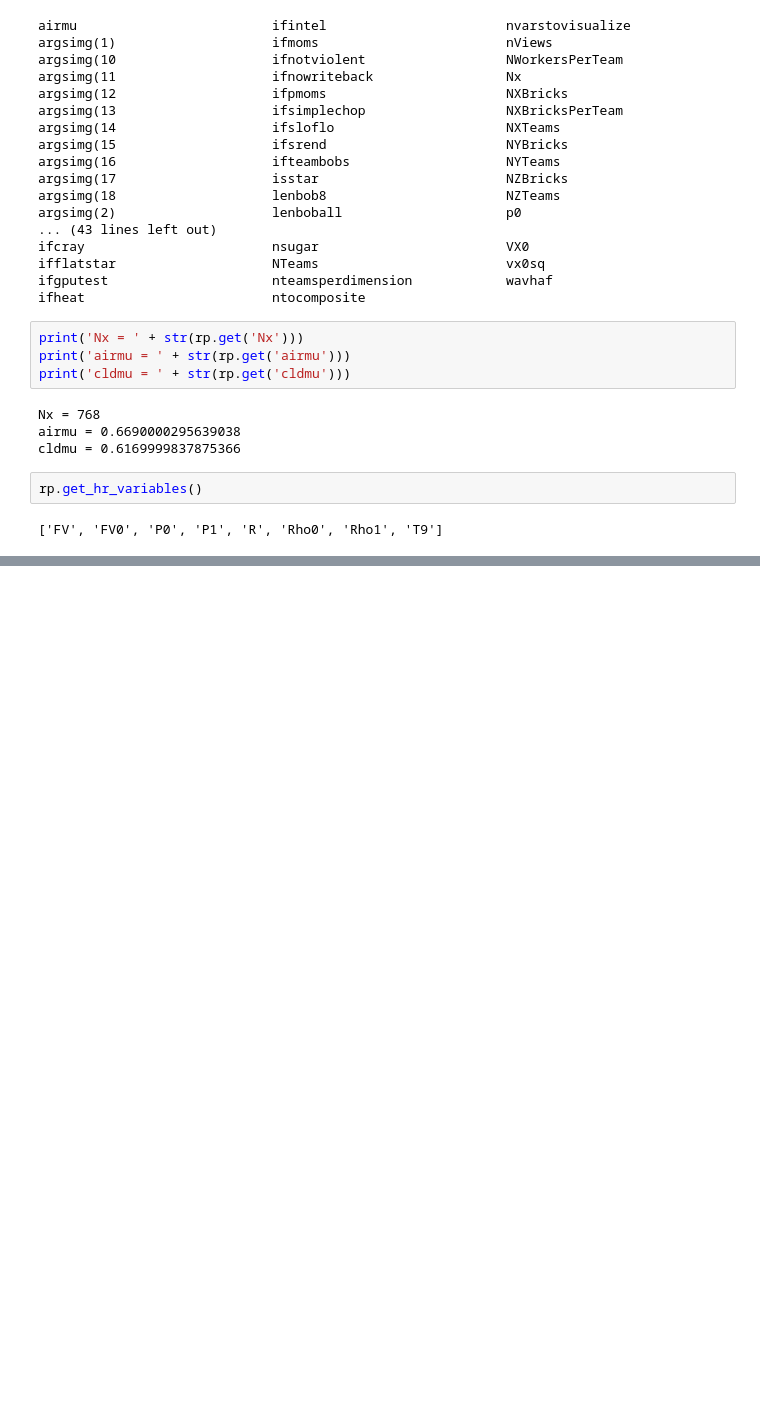
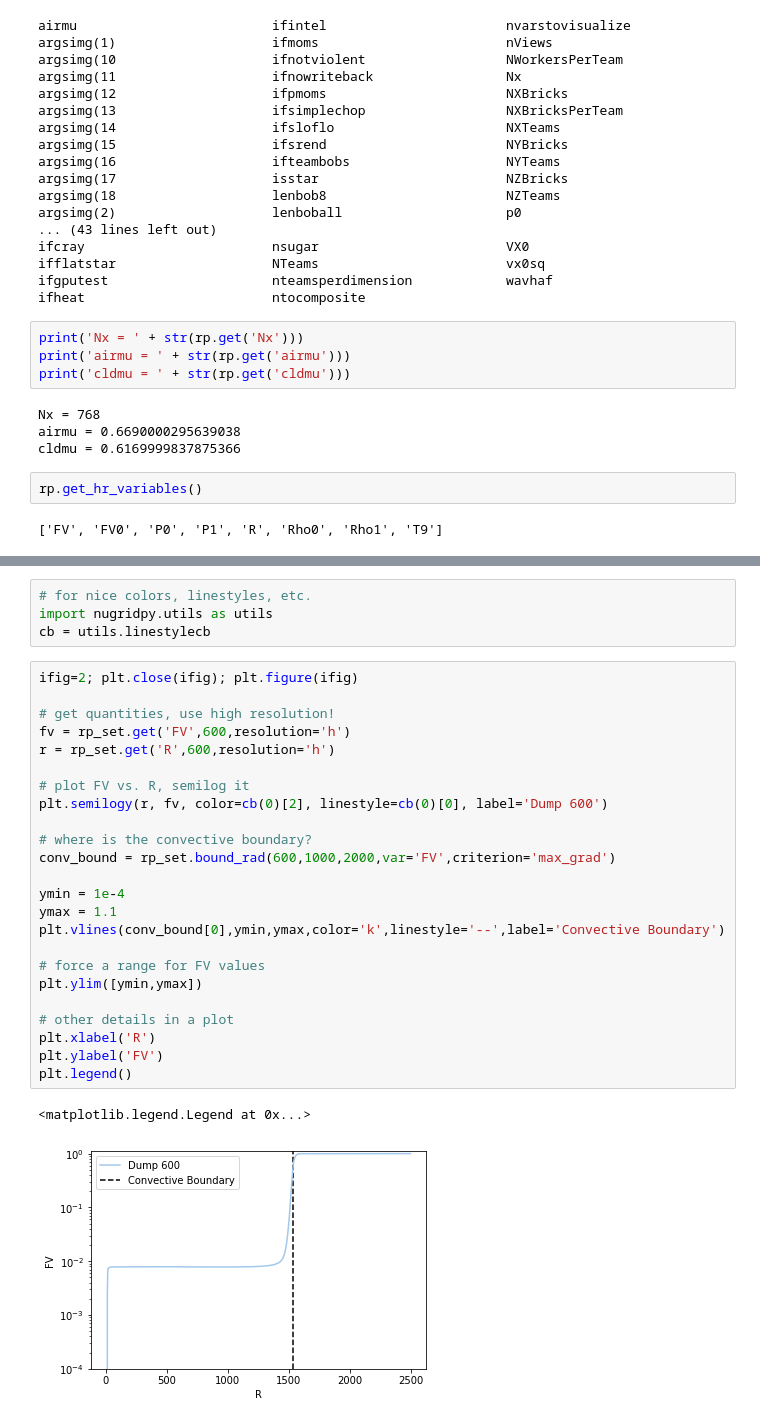
Before and after one commit to PPMstar/PPMnotebooks, a Jupyter notebook: Demos/rprof_demo.ipynb, the cells around one changed output, grey strips where cells are left out. Drawn from its saved outputs; the diff is of its cells as text; blank space fills up the shorter version.

Commit message:
added a simple plot to rprof_demo

```diff
--- a/Demos/rprof_demo.ipynb
+++ b/Demos/rprof_demo.ipynb
@@ -168,0 +174,31 @@ dRho1fRMS       EnucSum         Mach            Rho1fMax        T9Min
+# %%
+# for nice colors, linestyles, etc.
+import nugridpy.utils as utils
+cb = utils.linestylecb
+# %%
+ifig=2; plt.close(ifig); plt.figure(ifig)
+
+# get quantities, use high resolution!
+fv = rp_set.get('FV',600,resolution='h')
+r = rp_set.get('R',600,resolution='h')
+
+# plot FV vs. R, semilog it
+plt.semilogy(r, fv, color=cb(0)[2], linestyle=cb(0)[0], label='Dump 600')
+
+# where is the convective boundary?
+conv_bound = rp_set.bound_rad(600,1000,2000,var='FV',criterion='max_grad')
+
+ymin = 1e-4
+ymax = 1.1
+plt.vlines(conv_bound[0],ymin,ymax,color='k',linestyle='--',label='Convective Boundary')
+
+# force a range for FV values
+plt.ylim([ymin,ymax])
+
+# other details in a plot
+plt.xlabel('R')
+plt.ylabel('FV')
+plt.legend()
+# %% [output]
+<matplotlib.legend.Legend at 0x...>
+[figure, added]
```
Also changed, not shown: parts of 6 cells of this notebook, 1 other file.
